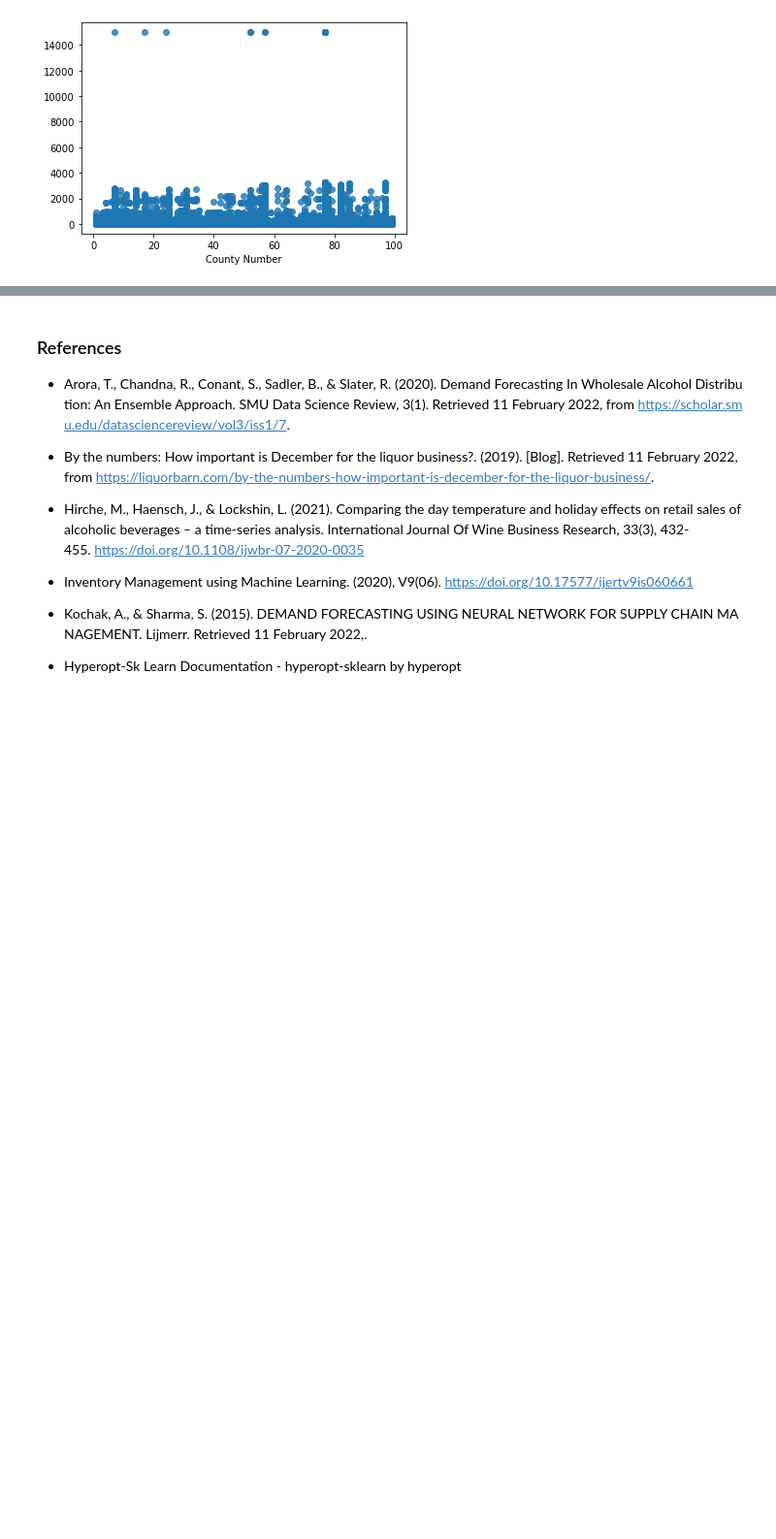
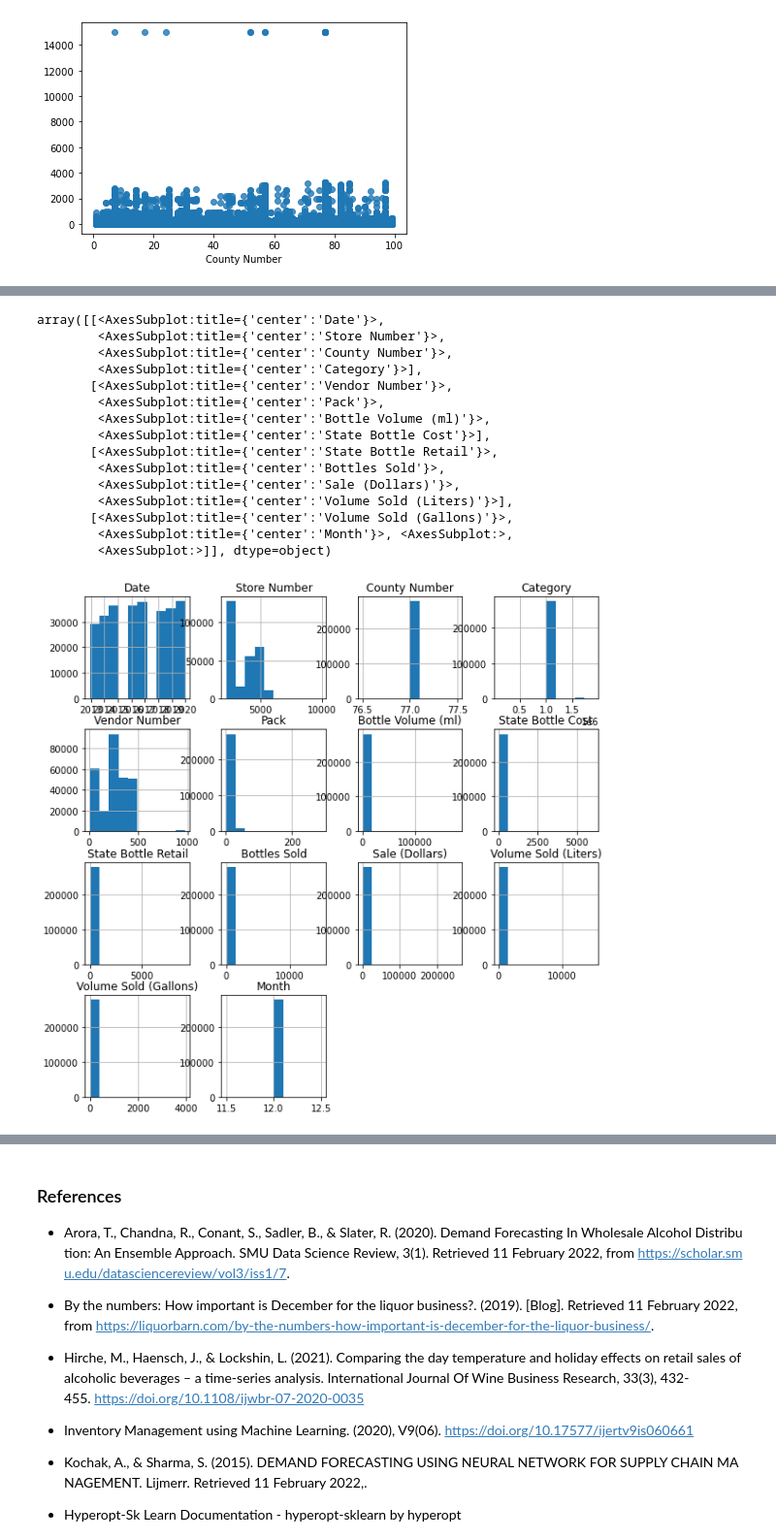
Before and after one commit to ruwzeta/alcholsalespredictioniowa, a Jupyter notebook: Group 7 - Final Submission Emerging Tech Project.ipynb, the cells around one changed output, grey strips where cells are left out. Shown at 97% size. Saved outputs shown, nothing was run; the diff lists cells and outputs as text; code cells hidden in the pictures; blank space fills up the shorter version.

```diff
--- a/Group 7 - Final Submission Emerging Tech Project.ipynb
+++ b/Group 7 - Final Submission Emerging Tech Project.ipynb
@@ -461,0 +531,21 @@ sns.regplot(x=X_test['County Number'], y=rfr_y_predicts)
+# %%
+## Hist Plot for dataset
+
+ILS_cleaned.hist(figsize=(10,10))
+# %% [output]
+array([[<AxesSubplot:title={'center':'Date'}>,
+        <AxesSubplot:title={'center':'Store Number'}>,
+        <AxesSubplot:title={'center':'County Number'}>,
+        <AxesSubplot:title={'center':'Category'}>],
+       [<AxesSubplot:title={'center':'Vendor Number'}>,
+        <AxesSubplot:title={'center':'Pack'}>,
+        <AxesSubplot:title={'center':'Bottle Volume (ml)'}>,
+        <AxesSubplot:title={'center':'State Bottle Cost'}>],
+       [<AxesSubplot:title={'center':'State Bottle Retail'}>,
+        <AxesSubplot:title={'center':'Bottles Sold'}>,
+        <AxesSubplot:title={'center':'Sale (Dollars)'}>,
+        <AxesSubplot:title={'center':'Volume Sold (Liters)'}>],
+       [<AxesSubplot:title={'center':'Volume Sold (Gallons)'}>,
+        <AxesSubplot:title={'center':'Month'}>, <AxesSubplot:>,
+        <AxesSubplot:>]], dtype=object)
+[figure, added]
```
Also changed, not shown: parts of 62 cells of this notebook.
